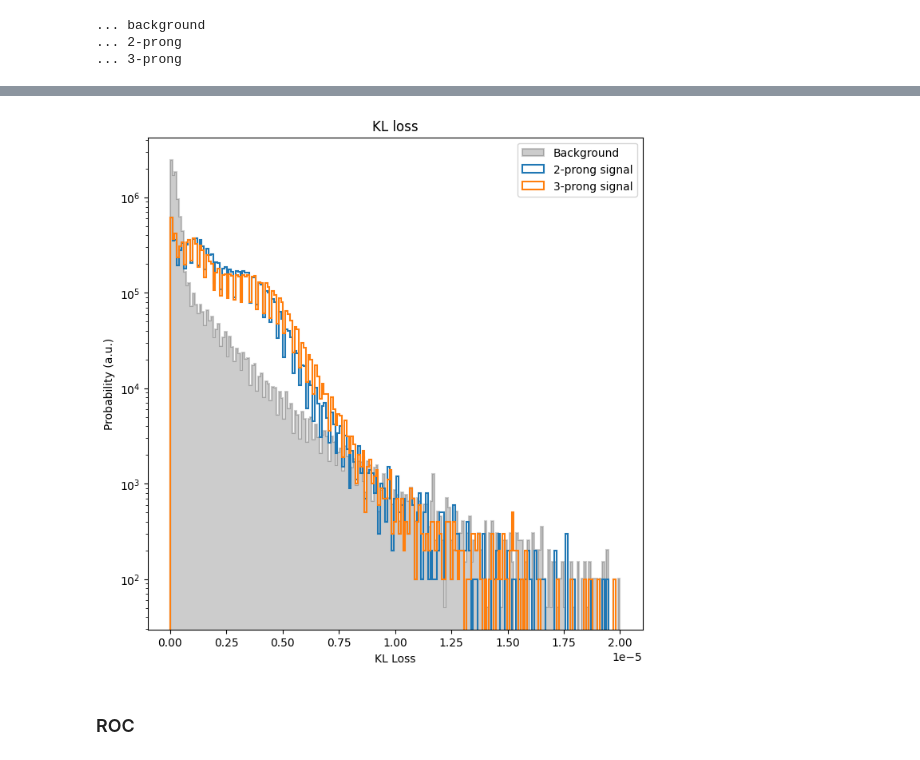
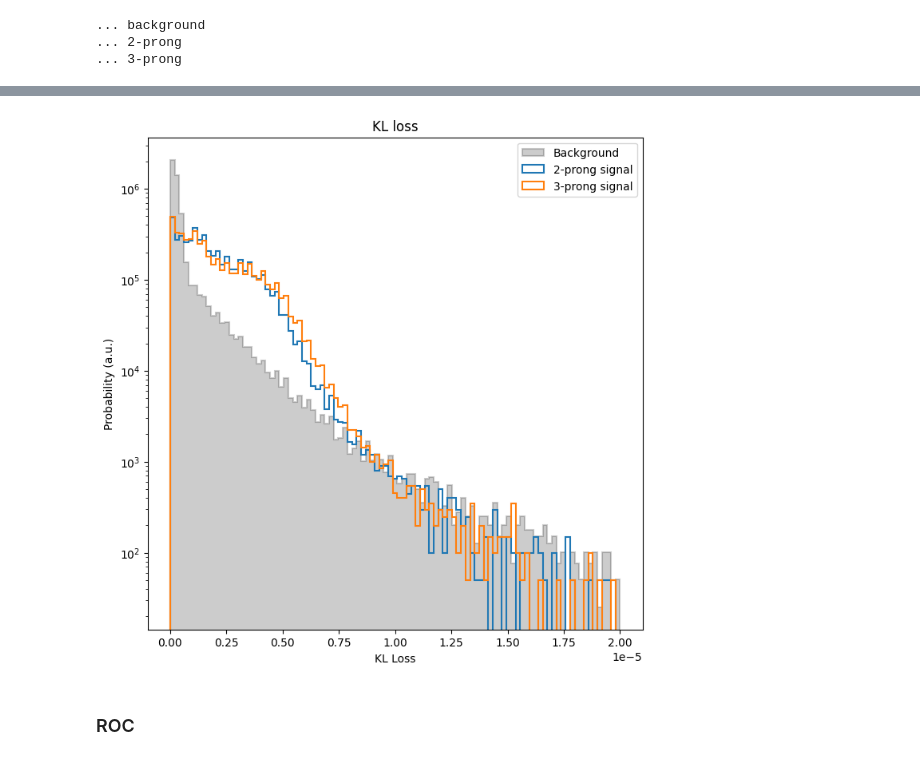
Before and after one commit to vischia/lisbon-ml-school, a Jupyter notebook: exercise_4.ipynb, the cells around one changed output, grey strips where cells are left out. Drawn from its saved outputs; the diff is of its cells as text; code cells hidden in the pictures.

```diff
--- a/exercise_4.ipynb
+++ b/exercise_4.ipynb
@@ -973,19 +918,19 @@ plt.show()
 # %%
-kl_binning = np.linspace(0,2e-5,200)
+kl_binning = np.linspace(0,2e-5,100)
 plt.figure(figsize=(8,8))
 #bkg
 plt.hist(kl_loss[0], bins=kl_binning, label="Background", color="black", density = True, histtype='step', fill=True, alpha=0.2, linewidth=1.5)
 #signals
 plt.hist(kl_loss[1], bins=kl_binning, label="2-prong signal", density = True, histtype='step', fill=False, linewidth=1.5)
 plt.hist(kl_loss[2], bins=kl_binning, label="3-prong signal", density = True, histtype='step', fill=False, linewidth=1.5)
 plt.yscale('log')
 plt.xlabel("KL Loss")
 plt.ylabel("Probability (a.u.)")
 plt.title('KL loss')
 plt.legend(loc='best')
 plt.show()
 # %% [output]
-[figure, old version]
+[figure, new version]
 # %% [markdown]
 ### ROC
 # %%
```
Also changed, not shown: parts of 43 cells of this notebook.
